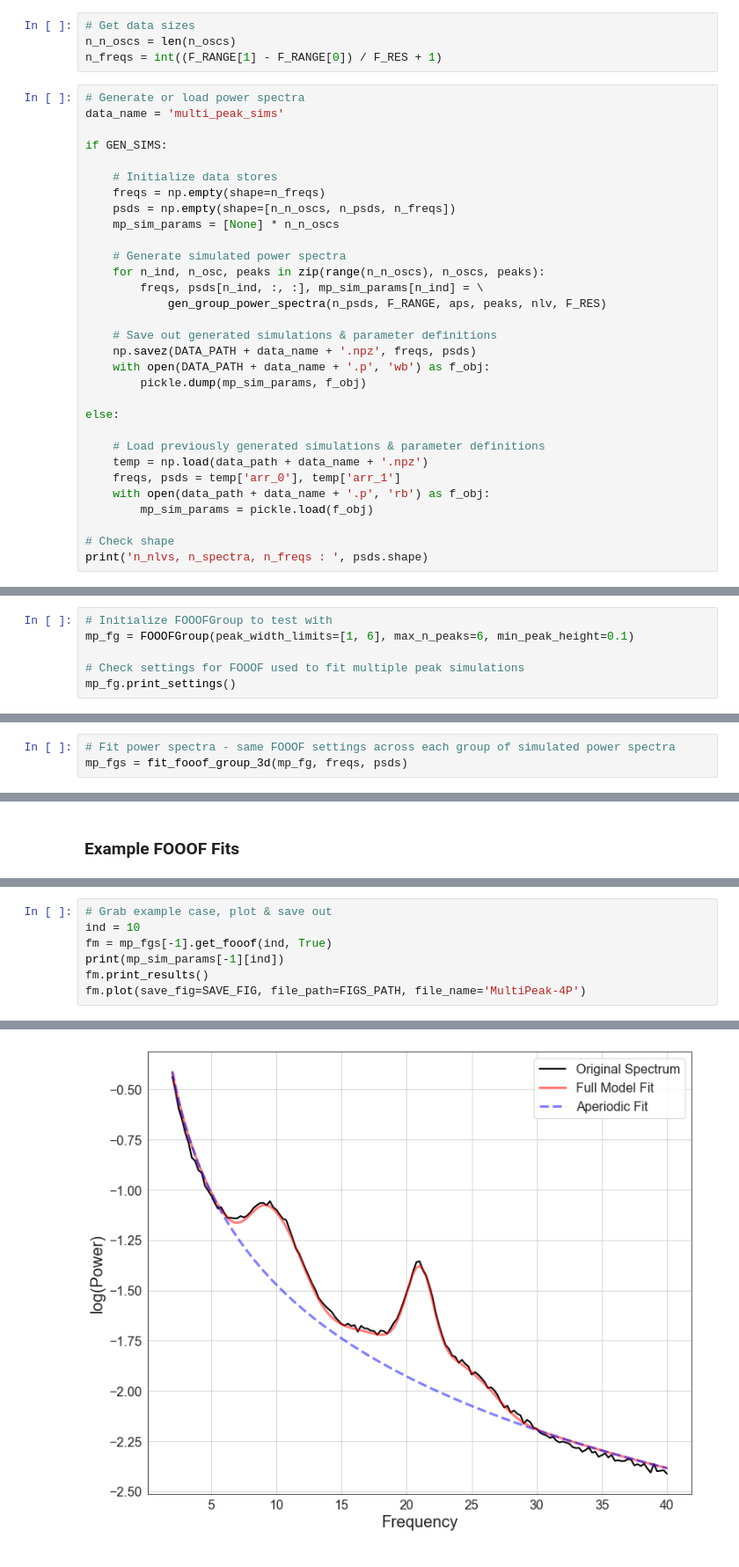
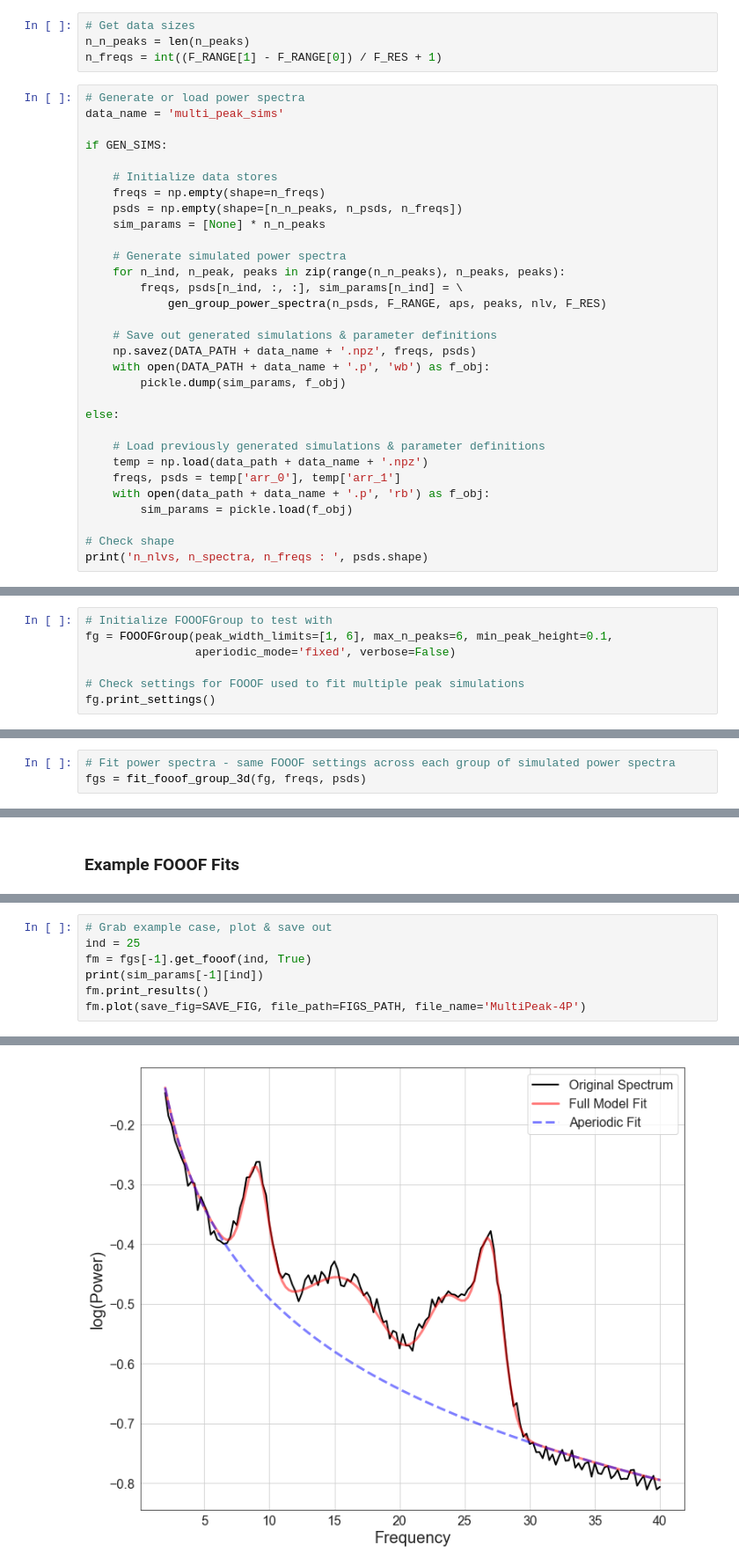
Before and after one commit to TomDonoghue/SIMparam, a Jupyter notebook: notebooks/02-MultiPeakSims.ipynb, the cells around one changed output, grey strips where cells are left out. Shown: that part at 88% size. Cells and saved outputs as stored; diff of their text form.

```diff
--- a/notebooks/02-MultiPeakSims.ipynb
+++ b/notebooks/02-MultiPeakSims.ipynb
@@ -51,7 +50,7 @@ for n_osc in n_oscs:
 aps = gen_ap_def()
 # %%
 # Get data sizes
-n_n_oscs = len(n_oscs)
+n_n_peaks = len(n_peaks)
 n_freqs = int((F_RANGE[1] - F_RANGE[0]) / F_RES + 1)
 # %%
 # Generate or load power spectra
@@ -61,18 +60,18 @@ if GEN_SIMS:
 
     # Initialize data stores
     freqs = np.empty(shape=n_freqs)
-    psds = np.empty(shape=[n_n_oscs, n_psds, n_freqs])
-    mp_sim_params = [None] * n_n_oscs
+    psds = np.empty(shape=[n_n_peaks, n_psds, n_freqs])
+    sim_params = [None] * n_n_peaks
 
     # Generate simulated power spectra
-    for n_ind, n_osc, peaks in zip(range(n_n_oscs), n_oscs, peaks):
-        freqs, psds[n_ind, :, :], mp_sim_params[n_ind] = \
+    for n_ind, n_peak, peaks in zip(range(n_n_peaks), n_peaks, peaks):
+        freqs, psds[n_ind, :, :], sim_params[n_ind] = \
             gen_group_power_spectra(n_psds, F_RANGE, aps, peaks, nlv, F_RES)
 
     # Save out generated simulations & parameter definitions
     np.savez(DATA_PATH + data_name + '.npz', freqs, psds)
     with open(DATA_PATH + data_name + '.p', 'wb') as f_obj:
-        pickle.dump(mp_sim_params, f_obj)
+        pickle.dump(sim_params, f_obj)
 
 else:
 
@@ -80,7 +79,7 @@ else:
     temp = np.load(data_path + data_name + '.npz')
     freqs, psds = temp['arr_0'], temp['arr_1']
     with open(data_path + data_name + '.p', 'rb') as f_obj:
-        mp_sim_params = pickle.load(f_obj)
+        sim_params = pickle.load(f_obj)
 
 # Check shape
 print('n_nlvs, n_spectra, n_freqs : ', psds.shape)
@@ -92,9 +93,10 @@ peak_truths, ap_truths = get_ground_truth(mp_sim_params)
 # %%
 # Initialize FOOOFGroup to test with
-mp_fg = FOOOFGroup(peak_width_limits=[1, 6], max_n_peaks=6, min_peak_height=0.1)
+fg = FOOOFGroup(peak_width_limits=[1, 6], max_n_peaks=6, min_peak_height=0.1,
+                aperiodic_mode='fixed', verbose=False)
 
 # Check settings for FOOOF used to fit multiple peak simulations
-mp_fg.print_settings()
+fg.print_settings()
 # %% [output]
 ==================================================================================================
 
@@ -109,4 +111,4 @@ mp_fg.print_settings()
 ==================================================================================================
 # %%
 # Fit power spectra - same FOOOF settings across each group of simulated power spectra
-mp_fgs = fit_fooof_group_3d(mp_fg, freqs, psds)
+fgs = fit_fooof_group_3d(fg, freqs, psds)
@@ -209,8 +244,8 @@ SimParams(aperiodic_params=[0, 1.5], gaussian_params=[[19, 0.25, 1.0], [23, 0.25
 # %%
 # Grab example case, plot & save out
-ind = 10
-fm = mp_fgs[-1].get_fooof(ind, True)
-print(mp_sim_params[-1][ind])
+ind = 25
+fm = fgs[-1].get_fooof(ind, True)
+print(sim_params[-1][ind])
 fm.print_results()
 fm.plot(save_fig=SAVE_FIG, file_path=FIGS_PATH, file_name='MultiPeak-4P')
 # %% [output]
@@ -232,3 +267,3 @@ SimParams(aperiodic_params=[0, 1.5], gaussian_params=[[10, 0.4, 2.0], [18, 0.15,
 
 ==================================================================================================
-[figure, old version]
+[figure, new version]
```
Also changed, not shown: parts of 34 cells of this notebook, 2 other files.
